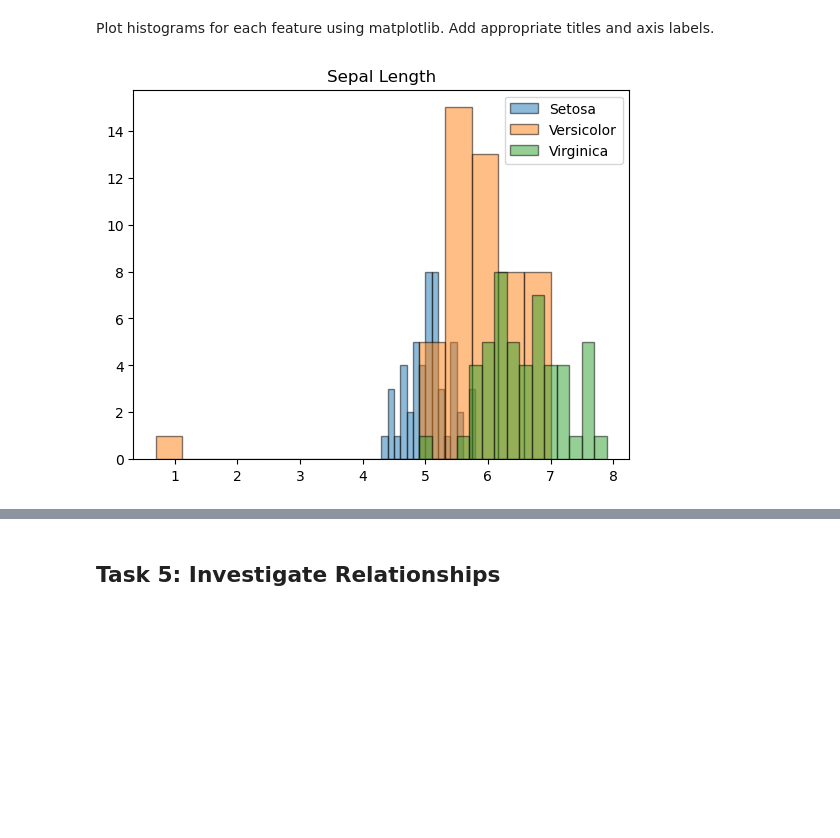
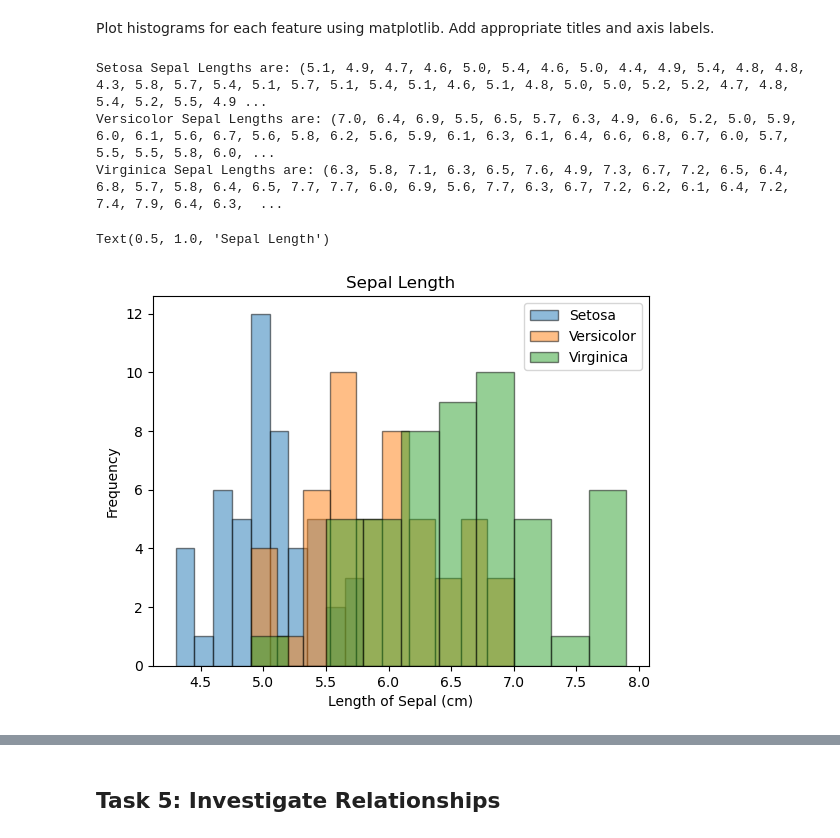
Before and after one commit to callagg2/principles_of_data_analytics, a Jupyter notebook: assessment/tasks.ipynb, the cells around one changed output, grey strips where cells are left out. Saved outputs shown, nothing was run; the diff lists cells and outputs as text; code cells hidden in the pictures; blank space fills up the shorter version.

```diff
--- a/assessment/tasks.ipynb
+++ b/assessment/tasks.ipynb
@@ -105,20 +105,25 @@ virginica= ([6.3,3.3,6.0,2.5],[5.8,2.7,5.1,1.9],[7.1,3.0,5.9,2.1],[6.3,2.9,5.6,1
 iris=(setosa,versicolor,virginica)
 # %%
 setosa_sepal_length=(iris[0][0][0],iris[0][1][0],iris[0][2][0],iris[0][3][0],iris[0][4][0],iris[0][5][0],iris[0][6][0],iris[0][7][0],iris[0][8][0],iris[0][9][0],iris[0][10][0],iris[0][11][0],iris[0][12][0],iris[0][13][0],iris[0][14][0],iris[0][15][0],iris[0][16][0],iris[0][17][0],iris[0][18][0],iris[0][19][0],iris[0][20][0],iris[0][21][0],iris[0][22][0],iris[0][23][0],iris[0][24][0],iris[0][25][0],iris[0][26][0],iris[0][27][0],iris[0][28][0],iris[0][29][0],iris[0][30][0],iris[0][31][0],iris[0][32][0],iris[0][33][0],iris[0][34][0],iris[0][35][0],iris[0][36][0],iris[0][37][0],iris[0][38][0],iris[0][39][0],iris[0][40][0],iris[0][41][0],iris[0][42][0],iris[0][43][0],iris[0][44][0],iris[0][45][0],iris[0][46][0],iris[0][47][0],iris[0][48][0],iris[0][49][0])
+print(f"Setosa Sepal Lengths are: {setosa_sepal_length}")
+versicolor_sepal_length=(iris[1][0][0],iris[1][1][0],iris[1][2][0],iris[1][3][0],iris[1][4][0],iris[1][5][0],iris[1][6][0],iris[1][7][0],iris[1][8][0],iris[1][9][0],iris[1][10][0],iris[1][11][0],iris[1][12][0],iris[1][13][0],iris[1][14][0],iris[1][15][0],iris[1][16][0],iris[1][17][0],iris[1][18][0],iris[1][19][0],iris[1][20][0],iris[1][21][0],iris[1][22][0],iris[1][23][0],iris[1][24][0],iris[1][25][0],iris[1][26][0],iris[1][27][0],iris[1][28][0],iris[1][29][0],iris[1][30][0],iris[1][31][0],iris[1][32][0],iris[1][33][0],iris[1][34][0],iris[1][35][0],iris[1][36][0],iris[1][37][0],iris[1][38][0],iris[1][39][0],iris[1][40][0],iris[1][41][0],iris[1][42][0],iris[1][43][0],iris[1][44][0],iris[1][45][0],iris[1][46][0],iris[1][47][0],iris[1][48][0],iris[1][49][0])
+print(f"Versicolor Sepal Lengths are: {versicolor_sepal_length}")
+virginica_sepal_length=(iris[2][0][0],iris[2][1][0],iris[2][2][0],iris[2][3][0],iris[2][4][0],iris[2][5][0],iris[2][6][0],iris[2][7][0],iris[2][8][0],iris[2][9][0],iris[2][10][0],iris[2][11][0],iris[2][12][0],iris[2][13][0],iris[2][14][0],iris[2][15][0],iris[2][16][0],iris[2][17][0],iris[2][18][0],iris[2][19][0],iris[2][20][0],iris[2][21][0],iris[2][22][0],iris[2][23][0],iris[2][24][0],iris[2][25][0],iris[2][26][0],iris[2][27][0],iris[2][28][0],iris[2][29][0],iris[2][30][0],iris[2][31][0],iris[2][32][0],iris[2][33][0],iris[2][34][0],iris[2][35][0],iris[2][36][0],iris[2][37][0],iris[2][38][0],iris[2][39][0],iris[2][40][0],iris[2][41][0],iris[2][42][0],iris[2][43][0],iris[2][44][0],iris[2][45][0],iris[2][46][0],iris[2][47][0],iris[2][48][0],iris[2][49][0])
+print(f"Virginica Sepal Lengths are: {virginica_sepal_length}")
 
-versicolor_sepal_length=(iris[1][0][0],iris[1][1][0],iris[1][2][0],iris[1][3][0],iris[1][4][0],iris[1][5][0],iris[1][6][0],iris[1][7][0],iris[1][8][0],iris[1][9][0],iris[1][10][0],iris[1][11][0],iris[1][12][0],iris[1][13][0],iris[1][14][0],iris[1][15][0],iris[1][16][0],iris[1][17][0],iris[1][18][0],iris[1][19][0],iris[1][20][0],iris[1][21][0],iris[1][22][0],iris[1][23][0],iris[1][24][0],iris[1][25][0],iris[1][26][0],iris[1][27][0],iris[1][28][0],iris[1][29][0],iris[1][30][0],iris[1][31][0],iris[1][32][0],iris[1][33][0],iris[1][34][0],iris[1][35][0],iris[1][36][0],iris[1][37][0],iris[1][38][0],iris[1][39][0],iris[1][40][0],iris[1][41][0],iris[1][42][0],iris[1][43][0],iris[1][44][0],iris[1][45][0],iris[1][46][0],iris[1][47][0],iris[1][48][0],iris[1][49][0])
-
-virginica_sepal_length=(iris[2][0][0],iris[2][1][0],iris[2][2][0],iris[2][3][0],iris[2][4][0],iris[2][5][0],iris[2][6][0],iris[2][7][0],iris[2][8][0],iris[2][9][0],iris[2][10][0],iris[2][11][0],iris[2][12][0],iris[2][13][0],iris[2][14][0],iris[2][15][0],iris[2][16][0],iris[2][17][0],iris[2][18][0],iris[2][19][0],iris[2][20][0],iris[2][21][0],iris[2][22][0],iris[2][23][0],iris[2][24][0],iris[2][25][0],iris[2][26][0],iris[2][27][0],iris[2][28][0],iris[2][29][0],iris[2][30][0],iris[2][31][0],iris[2][32][0],iris[2][33][0],iris[2][34][0],iris[2][35][0],iris[2][36][0],iris[2][37][0],iris[2][38][0],iris[2][39][0],iris[2][40][0],iris[2][41][0],iris[2][42][0],iris[2][43][0],iris[2][44][0],iris[2][45][0],iris[2][46][0],iris[2][47][0],iris[2][48][0],iris[2][49][0])
-
-plt.hist(setosa_sepal_length, bins=15, edgecolor="black", label="Setosa", alpha=0.5)
-plt.hist(versicolor_sepal_length, bins=15, edgecolor="black", label="Versicolor", alpha=0.5)
-plt.hist(virginica_sepal_length, bins=15, edgecolor="black", label="Virginica", alpha=0.5)
-plt.legend()
+fig, ax = plt.subplots()
+ax.hist(setosa_sepal_length, bins=10, edgecolor="black", label="Setosa", alpha=0.5)
+ax.hist(versicolor_sepal_length, bins=10, edgecolor="black", label="Versicolor", alpha=0.5)
+ax.hist(virginica_sepal_length, bins=10, edgecolor="black", label="Virginica", alpha=0.5)
+ax.legend()
+ax.set_xlabel("Length of Sepal (cm)")
+ax.set_ylabel("Frequency")
 plt.title("Sepal Length")
-plt.set_xlabel=("Length of Sepal")
-plt.set_ylabel=("Frequency")
-plt.show()
 # %% [output]
+Setosa Sepal Lengths are: (5.1, 4.9, 4.7, 4.6, 5.0, 5.4, 4.6, 5.0, 4.4, 4.9, 5.4, 4.8, 4.8, 4.3, 5.8, 5.7, 5.4, 5.1, 5.7, 5.1, 5.4, 5.1, 4.6, 5.1, 4.8, 5.0, 5.0, 5.2, 5.2, 4.7, 4.8, 5.4, 5.2, 5.5, 4.9 ...
+Versicolor Sepal Lengths are: (7.0, 6.4, 6.9, 5.5, 6.5, 5.7, 6.3, 4.9, 6.6, 5.2, 5.0, 5.9, 6.0, 6.1, 5.6, 6.7, 5.6, 5.8, 6.2, 5.6, 5.9, 6.1, 6.3, 6.1, 6.4, 6.6, 6.8, 6.7, 6.0, 5.7, 5.5, 5.5, 5.8, 6.0, ...
+Virginica Sepal Lengths are: (6.3, 5.8, 7.1, 6.3, 6.5, 7.6, 4.9, 7.3, 6.7, 7.2, 6.5, 6.4, 6.8, 5.7, 5.8, 6.4, 6.5, 7.7, 7.7, 6.0, 6.9, 5.6, 7.7, 6.3, 6.7, 7.2, 6.2, 6.1, 6.4, 7.2, 7.4, 7.9, 6.4, 6.3,  ...
+Text(0.5, 1.0, 'Sepal Length')
-[figure, old version]
+[figure, new version]
 # %%
 setosa_sepal_width=(iris[0][0][1],iris[0][1][1],iris[0][2][1],iris[0][3][1],iris[0][4][1],iris[0][5][1],iris[0][6][1],iris[0][7][1],iris[0][8][1],iris[0][9][1],iris[0][10][1],iris[0][11][1],iris[0][12][1],iris[0][13][1],iris[0][14][1],iris[0][15][1],iris[0][16][1],iris[0][17][1],iris[0][18][1],iris[0][19][1],iris[0][20][1],iris[0][21][1],iris[0][22][1],iris[0][23][1],iris[0][24][1],iris[0][25][1],iris[0][26][1],iris[0][27][1],iris[0][28][1],iris[0][29][1],iris[0][30][1],iris[0][31][1],iris[0][32][1],iris[0][33][1],iris[0][34][1],iris[0][35][1],iris[0][36][1],iris[0][37][1],iris[0][38][1],iris[0][39][1],iris[0][40][1],iris[0][41][1],iris[0][42][1],iris[0][43][1],iris[0][44][1],iris[0][45][1],iris[0][46][1],iris[0][47][1],iris[0][48][1],iris[0][49][1])
```
Also changed, not shown: parts of 4 cells of this notebook, 1 other file.
